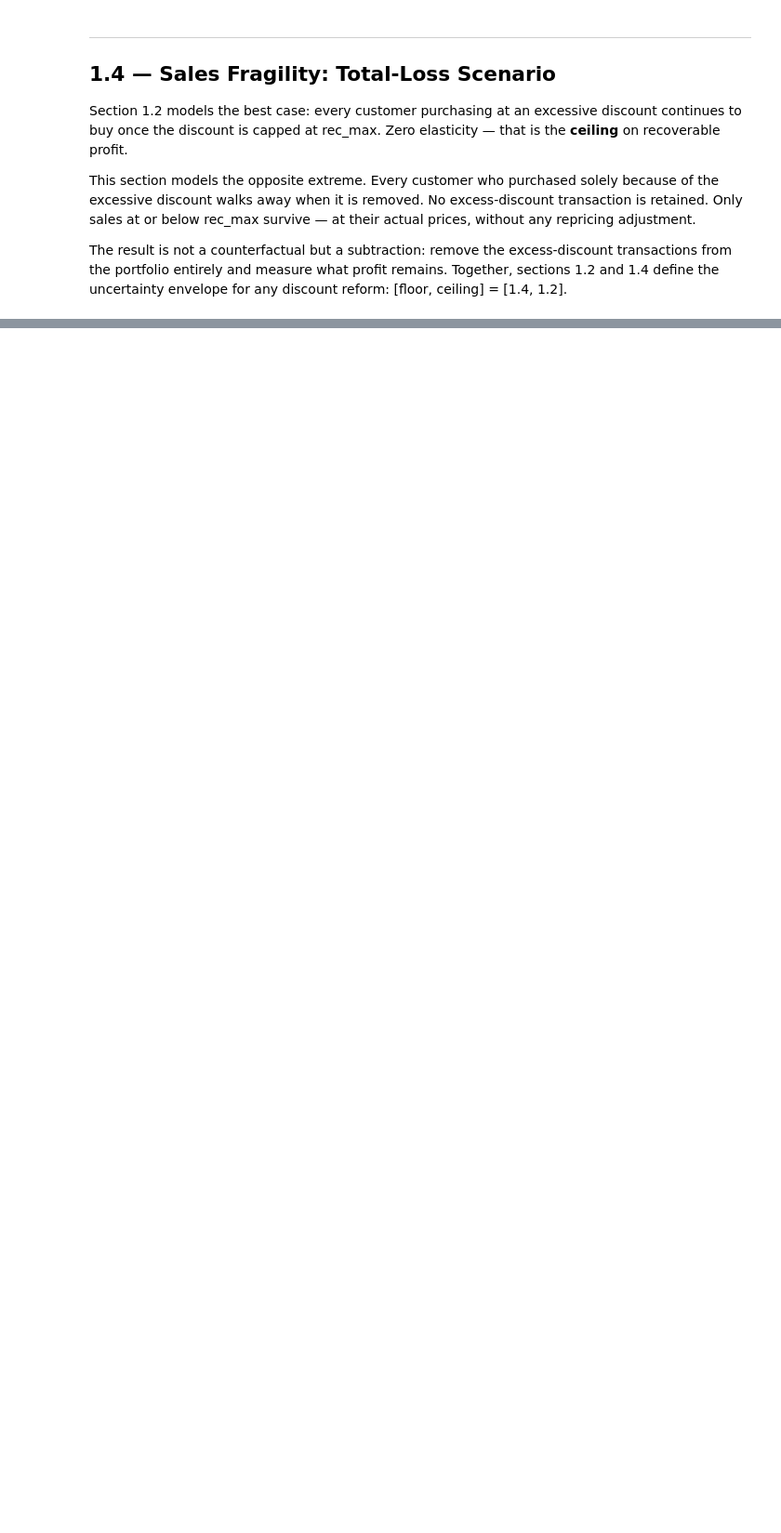
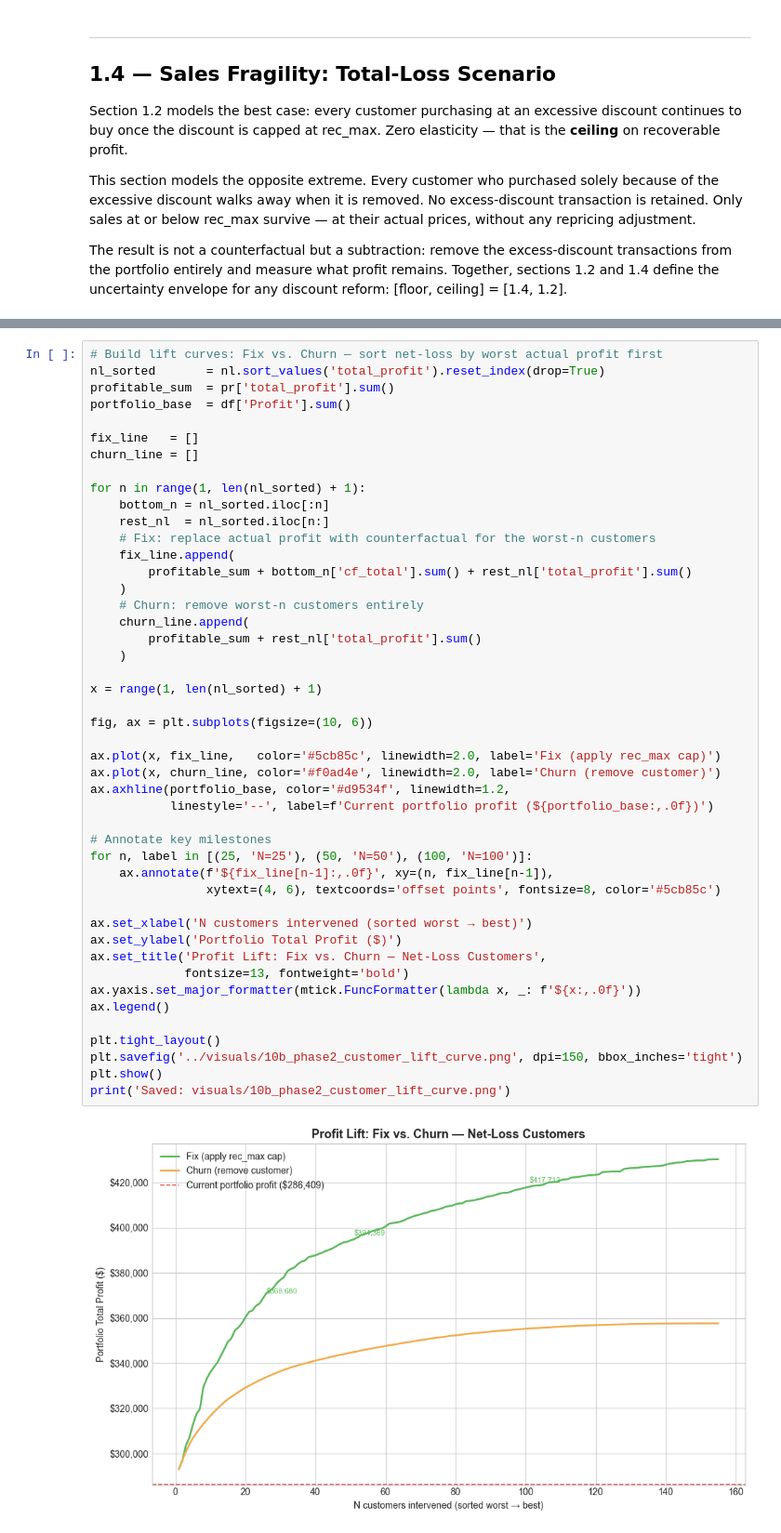
Before and after one commit to JoseFranTZ/superstore-sales-analysis, a Jupyter notebook: notebooks/03_phase2_discounts.ipynb, the cells around one changed output, grey strips where cells are left out. Shown at 93% size. Saved outputs shown, nothing was run; the diff lists cells and outputs as text; blank space fills up the shorter version.

```diff
--- a/notebooks/03_phase2_discounts.ipynb
+++ b/notebooks/03_phase2_discounts.ipynb
@@ -845,0 +1186,48 @@ Table 4 — Fragility Scenario: Transactions Lost and Profit Retained by Sub-Cat
+# %%
+# Build lift curves: Fix vs. Churn — sort net-loss by worst actual profit first
+nl_sorted       = nl.sort_values('total_profit').reset_index(drop=True)
+profitable_sum  = pr['total_profit'].sum()
+portfolio_base  = df['Profit'].sum()
+
+fix_line   = []
+churn_line = []
+
+for n in range(1, len(nl_sorted) + 1):
+    bottom_n = nl_sorted.iloc[:n]
+    rest_nl  = nl_sorted.iloc[n:]
+    # Fix: replace actual profit with counterfactual for the worst-n customers
+    fix_line.append(
+        profitable_sum + bottom_n['cf_total'].sum() + rest_nl['total_profit'].sum()
+    )
+    # Churn: remove worst-n customers entirely
+    churn_line.append(
+        profitable_sum + rest_nl['total_profit'].sum()
+    )
+
+x = range(1, len(nl_sorted) + 1)
+
+fig, ax = plt.subplots(figsize=(10, 6))
+
+ax.plot(x, fix_line,   color='#5cb85c', linewidth=2.0, label='Fix (apply rec_max cap)')
+ax.plot(x, churn_line, color='#f0ad4e', linewidth=2.0, label='Churn (remove customer)')
+ax.axhline(portfolio_base, color='#d9534f', linewidth=1.2,
+           linestyle='--', label=f'Current portfolio profit (${portfolio_base:,.0f})')
+
+# Annotate key milestones
+for n, label in [(25, 'N=25'), (50, 'N=50'), (100, 'N=100')]:
+    ax.annotate(f'${fix_line[n-1]:,.0f}', xy=(n, fix_line[n-1]),
+                xytext=(4, 6), textcoords='offset points', fontsize=8, color='#5cb85c')
+
+ax.set_xlabel('N customers intervened (sorted worst → best)')
+ax.set_ylabel('Portfolio Total Profit ($)')
+ax.set_title('Profit Lift: Fix vs. Churn — Net-Loss Customers',
+             fontsize=13, fontweight='bold')
+ax.yaxis.set_major_formatter(mtick.FuncFormatter(lambda x, _: f'${x:,.0f}'))
+ax.legend()
+
+plt.tight_layout()
+plt.savefig('../visuals/10b_phase2_customer_lift_curve.png', dpi=150, bbox_inches='tight')
+plt.show()
+print('Saved: visuals/10b_phase2_customer_lift_curve.png')
+# %% [output]
+[figure, added]
```
Also changed, not shown: parts of 30 cells of this notebook, 12 other files.
